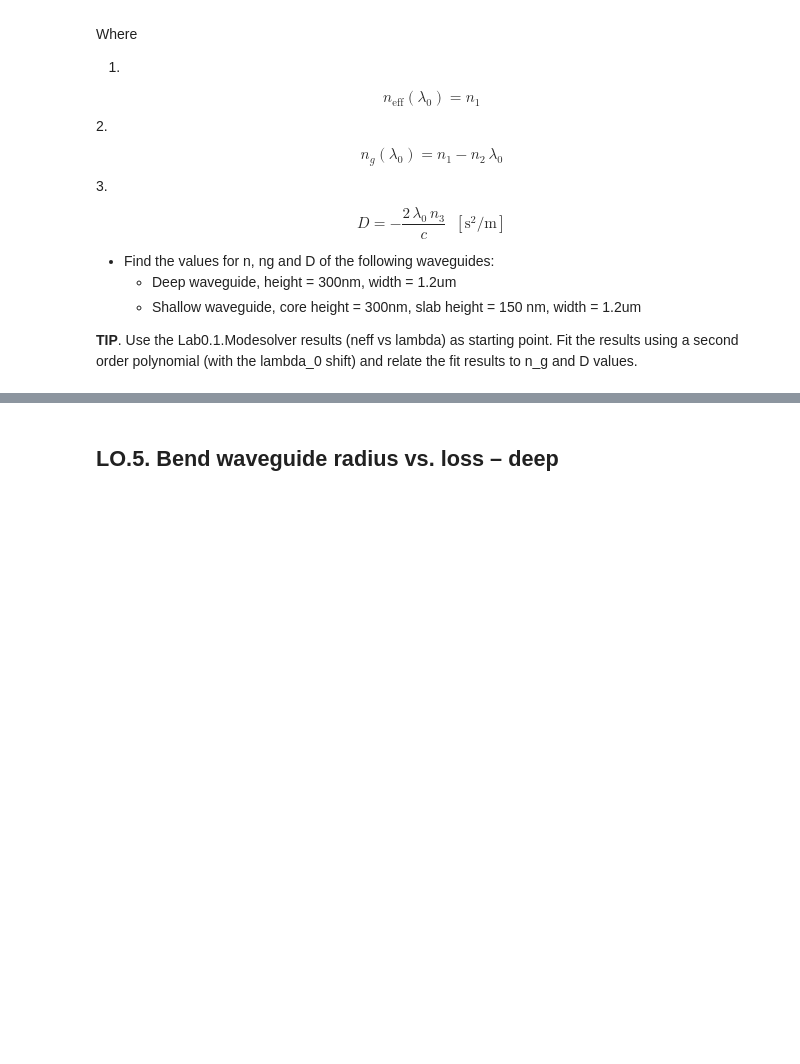
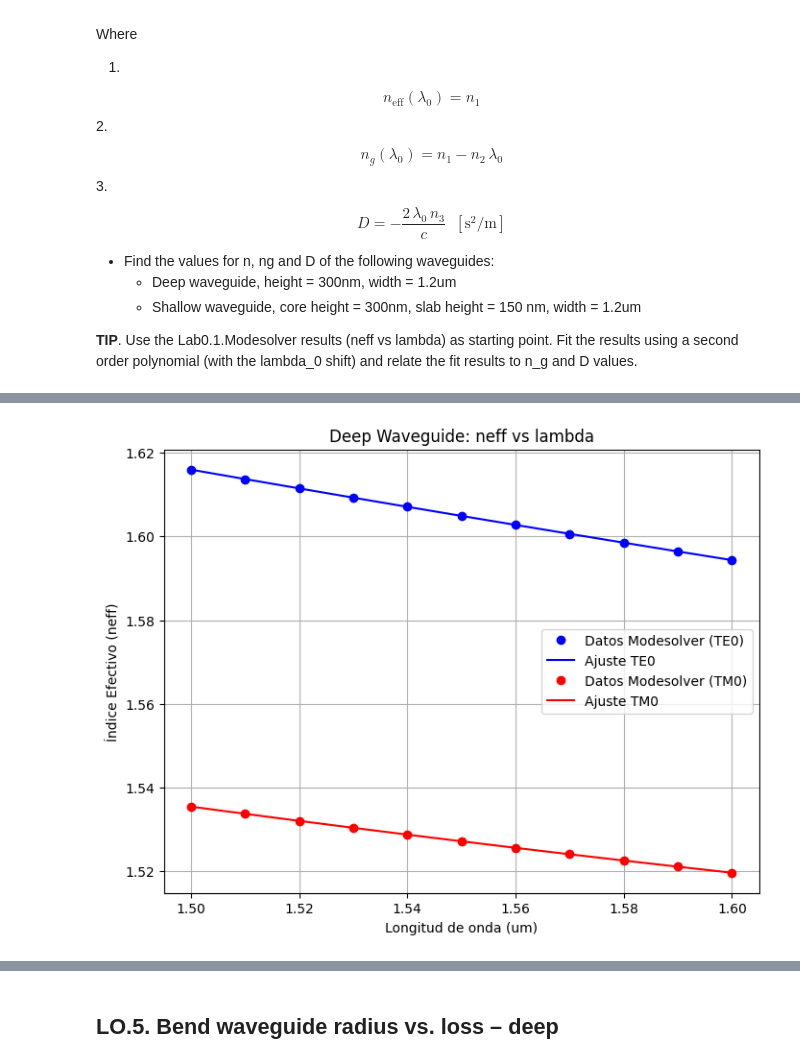
Before and after one commit to svazdes/cifoin-lab1, a Jupyter notebook: WAVEGUIDES_Student.ipynb, the cells around one changed output, grey strips where cells are left out. Saved outputs shown, nothing was run; the diff lists cells and outputs as text; code cells hidden in the pictures; blank space fills up the shorter version.

```diff
--- a/WAVEGUIDES_Student.ipynb
+++ b/WAVEGUIDES_Student.ipynb
@@ -280,0 +374,72 @@ $$
+# %%
+# DEEP WAVEGUIDE
+
+c = 3e8 # Velocidad de la luz (m/s)
+lambda_0 = 1.55e-6 # Longitud de onda central en metros
+lambda_metros = wavelength_deep * 1e-6 # array eN metros
+lambda_shift = lambda_metros - lambda_0 # Valores con el shift
+
+neff_TE0 = np.real(res_neff_deep[:, 0]) # Modo 0 (TE)
+neff_TM0 = np.real(res_neff_deep[:, 1]) # Modo 1 (TM)
+
+
+#CÁLCULOS PARA EL MODO TE0
+
+coef_TE0 = np.polyfit(lambda_shift, neff_TE0, 2)
+n3_TE = coef_TE0[0]
+n2_TE = coef_TE0[1]
+n1_TE = coef_TE0[2]
+
+n_eff_TE = n1_TE
+n_g_TE = n1_TE - (n2_TE * lambda_0)
+D_TE = - (2 * lambda_0 * n3_TE) / c
+
+
+#CÁLCULOS PARA EL MODO TM0
+
+coef_TM0 = np.polyfit(lambda_shift, neff_TM0, 2)
+n3_TM = coef_TM0[0]
+n2_TM = coef_TM0[1]
+n1_TM = coef_TM0[2]
+
+n_eff_TM = n1_TM
+n_g_TM = n1_TM - (n2_TM * lambda_0)
+D_TM = - (2 * lambda_0 * n3_TM) / c
+
+
+# IMPRIMIR RESULTADOS
+
+print(" RESULTADOS DEEP WAVEGUIDE")
+print(f"---[MODO TE0]---")
+print(f"Índice efectivo (n_eff): {n_eff_TE:.4f}")
+print(f"Índice de grupo (n_g):   {n_g_TE:.4f}")
+print(f"Dispersión (D):          {D_TE:.4e} [s/m]")
+
+print(f"---[MODO TM0]---")
+print(f"Índice efectivo (n_eff): {n_eff_TM:.4f}")
+print(f"Índice de grupo (n_g):   {n_g_TM:.4f}")
+print(f"Dispersión (D):          {D_TM:.4e} [s/m]")
+
+
+# GENERAR LA GRÁFICA
+
+polinomio_TE0 = np.poly1d(coef_TE0)
+polinomio_TM0 = np.poly1d(coef_TM0)
+
+plt.figure(figsize=(8, 6))
+
+# Dibujar TE0
+plt.plot(wavelength_deep, neff_TE0, 'bo', label='Datos Modesolver (TE0)')
+plt.plot(wavelength_deep, polinomio_TE0(lambda_shift), 'b-', label='Ajuste TE0')
+
+# Dibujar TM0
+plt.plot(wavelength_deep, neff_TM0, 'ro', label='Datos Modesolver (TM0)')
+plt.plot(wavelength_deep, polinomio_TM0(lambda_shift), 'r-', label='Ajuste TM0')
+
+plt.title('Deep Waveguide: neff vs lambda')
+plt.xlabel('Longitud de onda (um)')
+plt.ylabel('Índice Efectivo (neff)')
+plt.legend()
+plt.grid(True)
+plt.show()
+# %% [output]
@@ -280,0 +455 @@ $$
+[figure, added]
```
Also changed, not shown: parts of 29 cells of this notebook.
